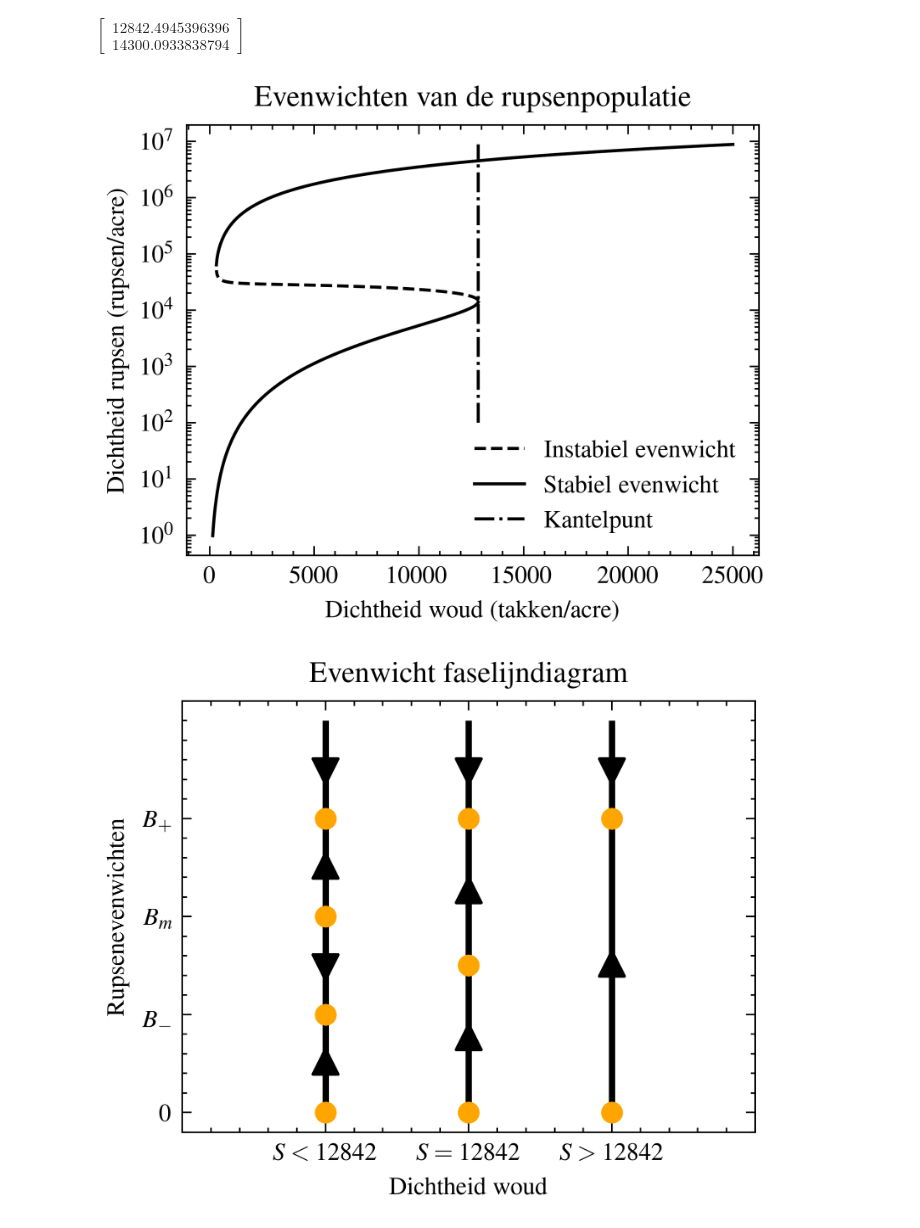
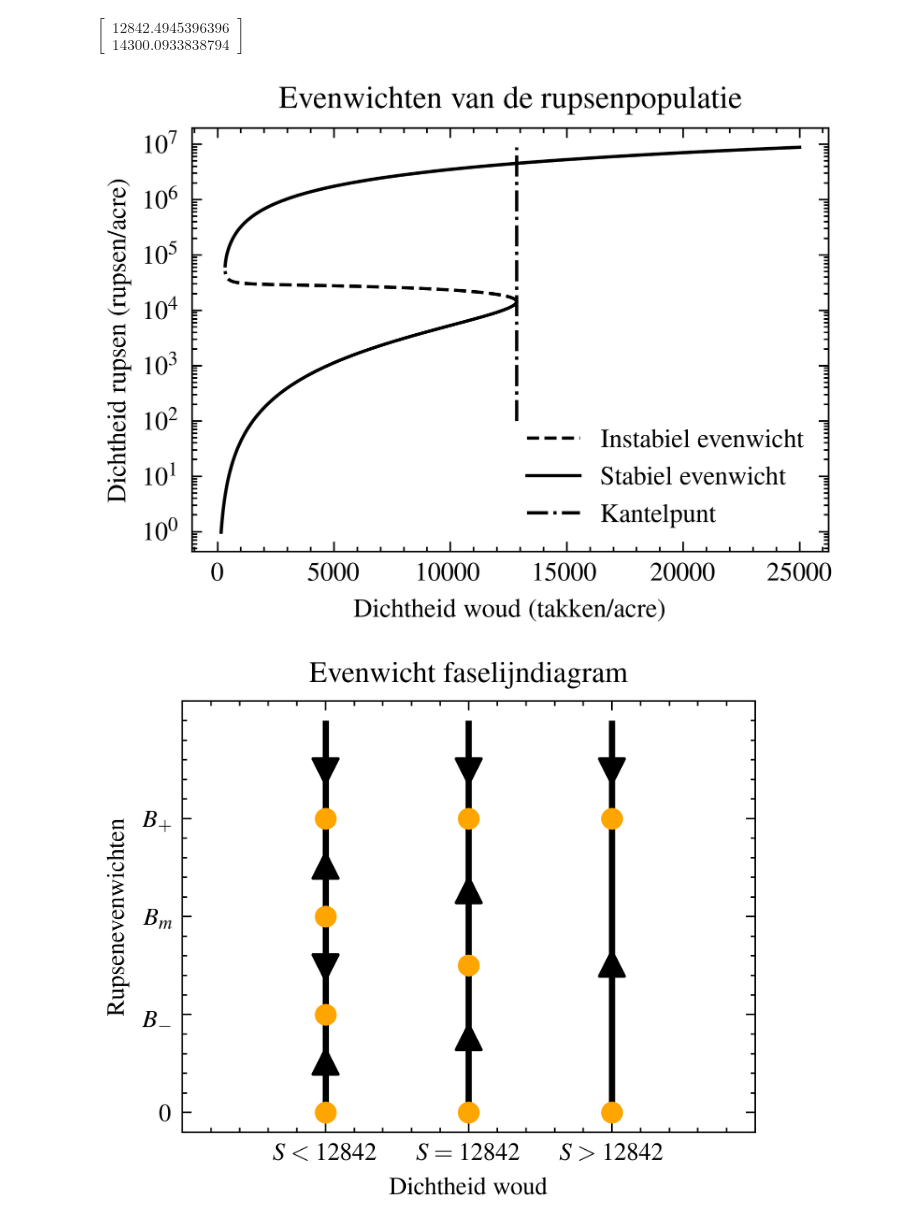
Before and after one commit to SteefCoder/conifeerrups, a Jupyter notebook: figuren.ipynb, the cells around one changed output. Saved outputs shown, nothing was run; the diff lists cells and outputs as text; code cells hidden in the pictures.

```diff
--- a/figuren.ipynb
+++ b/figuren.ipynb
@@ -124,5 +126,5 @@ plt.savefig("figuren/richtingsveld-woud.png")
 # %%
-r1, r2, r3 = calculate_roots(1000)
+r1, r2, r3 = calculate_roots(5000)
 # %%
 def find_saddle_point():
     S, B = sm.symbols("S B")
@@ -136,18 +138,19 @@ $\displaystyle \left[\begin{matrix}12842.4945396396\\14300.0933838794\end{matrix
 # %%
 fig, ax = plt.subplots()
 
 ax.plot(*r1)
 ax.plot(*r2, color='black', label='Instabiel evenwicht')
 ax.plot(*r3, linestyle='solid', color='black', label='Stabiel evenwicht')
 # ax.scatter(*saddle_point, s=10, label="Kantelpunt")
 ax.vlines(saddle_point[0], 100, np.max(r3[1]), linestyle='dashdot', zorder=-1, label='Kantelpunt')
 ax.set(xlabel=WOUD_LABEL, ylabel=RUPSEN_LABEL, title='Evenwichten van de rupsenpopulatie', yscale='log')
 
 ax.legend()
 
-plt.savefig("figuren/evenwichten.png")
+plt.tight_layout()
+plt.savefig("scherpe-figuren/evenwichten.svg")
 # %% [output]
-[figure, old version]
+[figure, new version]
 # %%
 fig, ax = plt.subplots()
 
```
Also changed, not shown: parts of 5 cells of this notebook, 8 other files.
